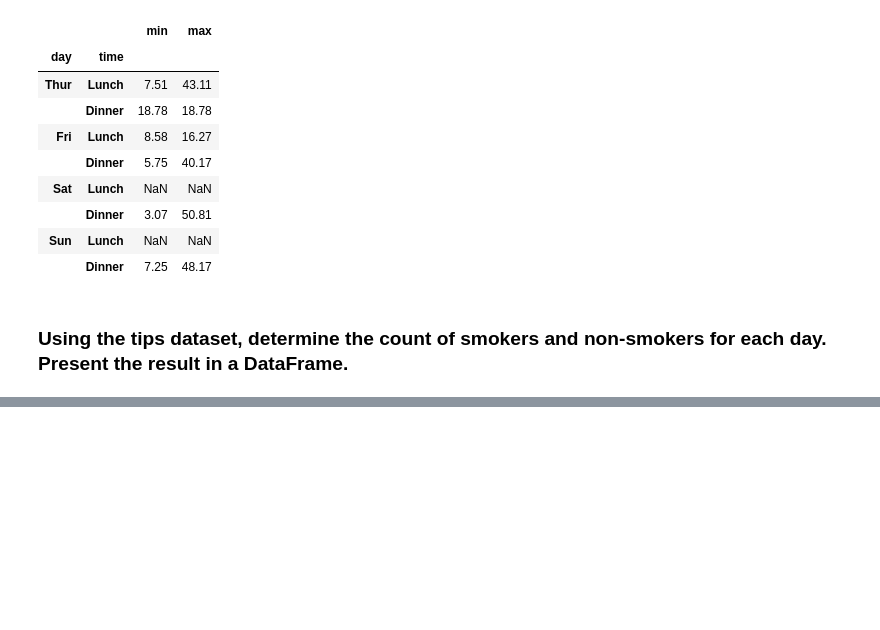
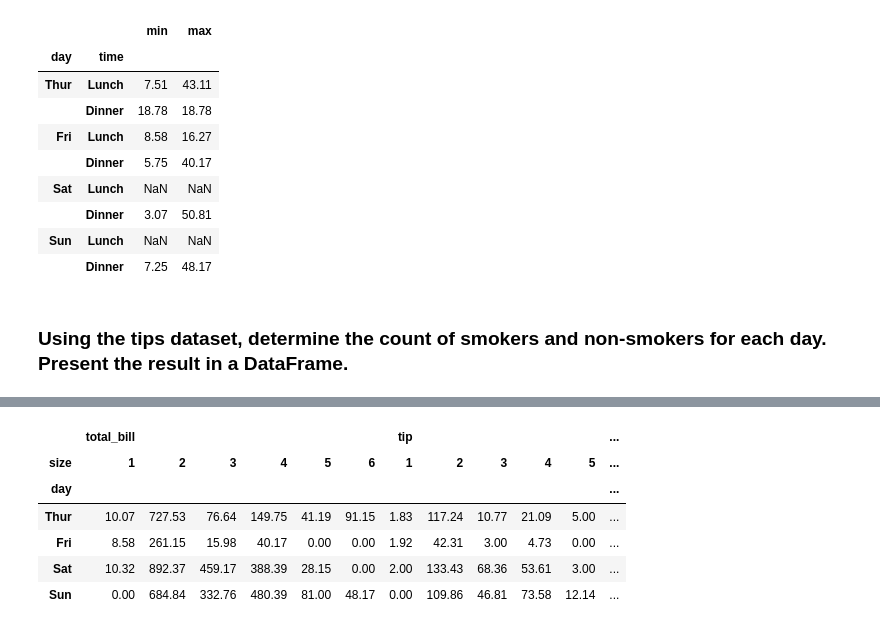
Before and after one commit to arshad-huh/Python-Data-Analysis-Challenge, a Jupyter notebook: 19_pandas_III.ipynb, the cells around one changed output, grey strips where cells are left out. Drawn from its saved outputs; the diff is of its cells as text; code cells hidden in the pictures; blank space fills up the shorter version.

```diff
--- a/19_pandas_III.ipynb
+++ b/19_pandas_III.ipynb
@@ -74,0 +151,3 @@ tips.pivot_tbale
+# %%
+df4= tips.groupby(['day', 'size'])[['total_bill', 'tip']].sum()
+df4
@@ -74,0 +173,10 @@ tips.pivot_tbale
+# %%
+df4.unstack(level=['size'])
+# %% [output]
+|  | total_bill |  |  |  |  |  | tip |  |  |  |  | ... |
+| size | 1 | 2 | 3 | 4 | 5 | 6 | 1 | 2 | 3 | 4 | 5 | ... |
+| day |  |  |  |  |  |  |  |  |  |  |  | ... |
+| Thur | 10.07 | 727.53 | 76.64 | 149.75 | 41.19 | 91.15 | 1.83 | 117.24 | 10.77 | 21.09 | 5.00 | ... |
+| Fri | 8.58 | 261.15 | 15.98 | 40.17 | 0.00 | 0.00 | 1.92 | 42.31 | 3.00 | 4.73 | 0.00 | ... |
+| Sat | 10.32 | 892.37 | 459.17 | 388.39 | 28.15 | 0.00 | 2.00 | 133.43 | 68.36 | 53.61 | 3.00 | ... |
+| Sun | 0.00 | 684.84 | 332.76 | 480.39 | 81.00 | 48.17 | 0.00 | 109.86 | 46.81 | 73.58 | 12.14 | ... |
```
Also changed, not shown: parts of 16 cells of this notebook.
